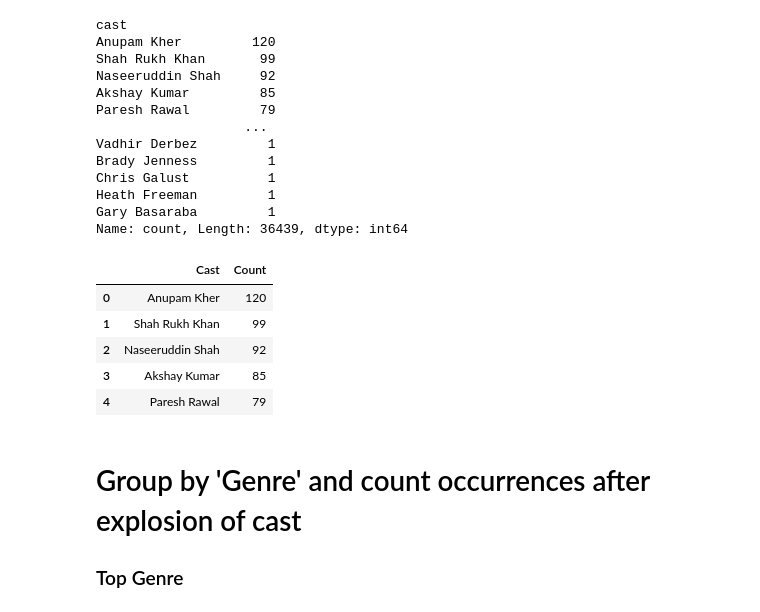
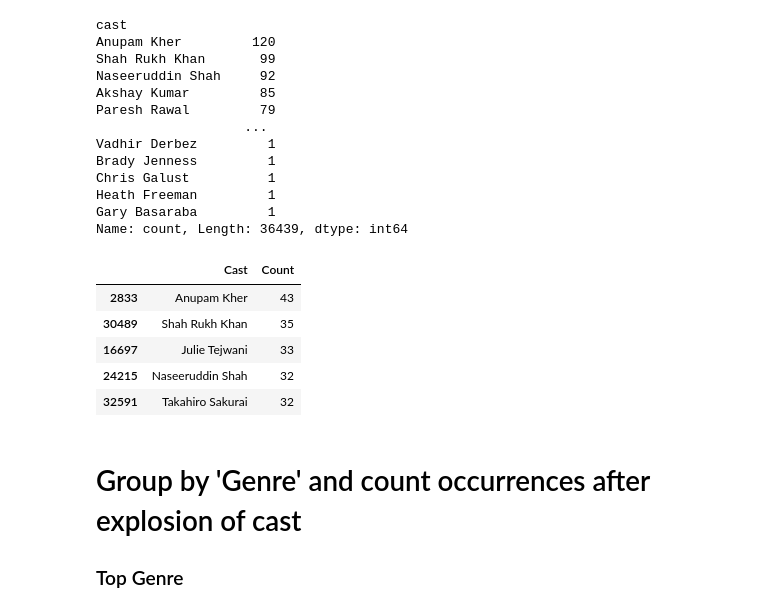
Before and after one commit to Faridghr/Netflix-Infographic, a Jupyter notebook: Preprocessing.ipynb, the cells around one changed output. Drawn from its saved outputs; the diff is of its cells as text; code cells hidden in the pictures.

```diff
--- a/Preprocessing.ipynb
+++ b/Preprocessing.ipynb
@@ -172,18 +172,19 @@ Chris Galust          1
 Heath Freeman         1
 Gary Basaraba         1
 Name: count, Length: 36439, dtype: int64
-# %%
-cast_count_per_title = new_df['cast'].value_counts().reset_index()
-
-cast_count_per_title.columns = ['Cast', 'Count']
-cast_count_per_title.head()
-# %% [output]
-|  | Cast | Count |
-| 0 | Anupam Kher | 120 |
-| 1 | Shah Rukh Khan | 99 |
-| 2 | Naseeruddin Shah | 92 |
-| 3 | Akshay Kumar | 85 |
-| 4 | Paresh Rawal | 79 |
+# %%
+cast_counts_per_title = new_df.groupby('cast')['title'].nunique().reset_index(name='Count')
+cast_counts_per_title.columns = ['Cast', 'Count']
+cast_counts_per_title = cast_counts_per_title.sort_values('Count', ascending=False)
+
+cast_counts_per_title.head()
+# %% [output]
+|  | Cast | Count |
+| 2833 | Anupam Kher | 43 |
+| 30489 | Shah Rukh Khan | 35 |
+| 16697 | Julie Tejwani | 33 |
+| 24215 | Naseeruddin Shah | 32 |
+| 32591 | Takahiro Sakurai | 32 |
 # %% [markdown]
 # Group by 'Genre' and count occurrences after explosion of cast
 ### Top Genre
```
